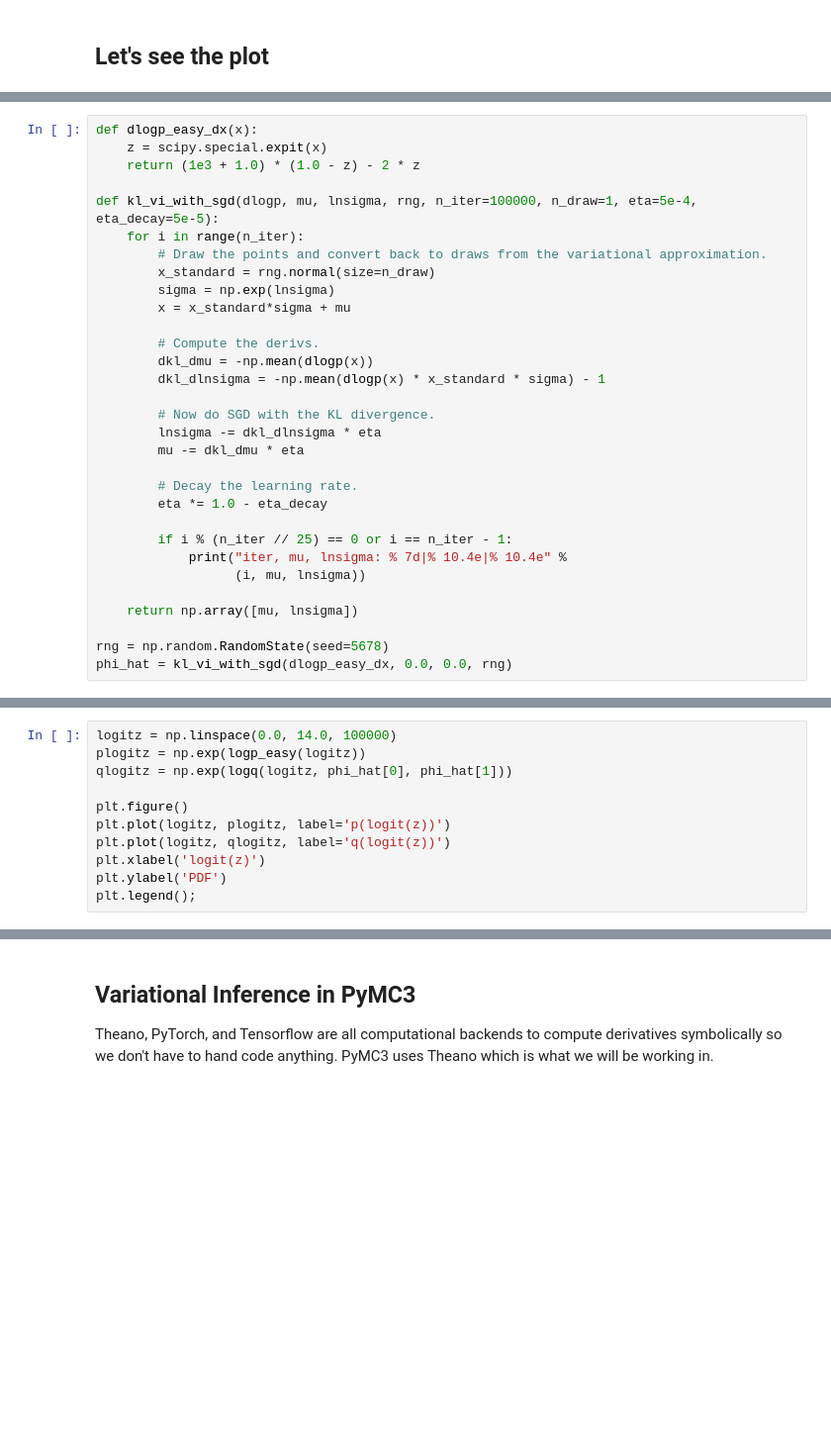
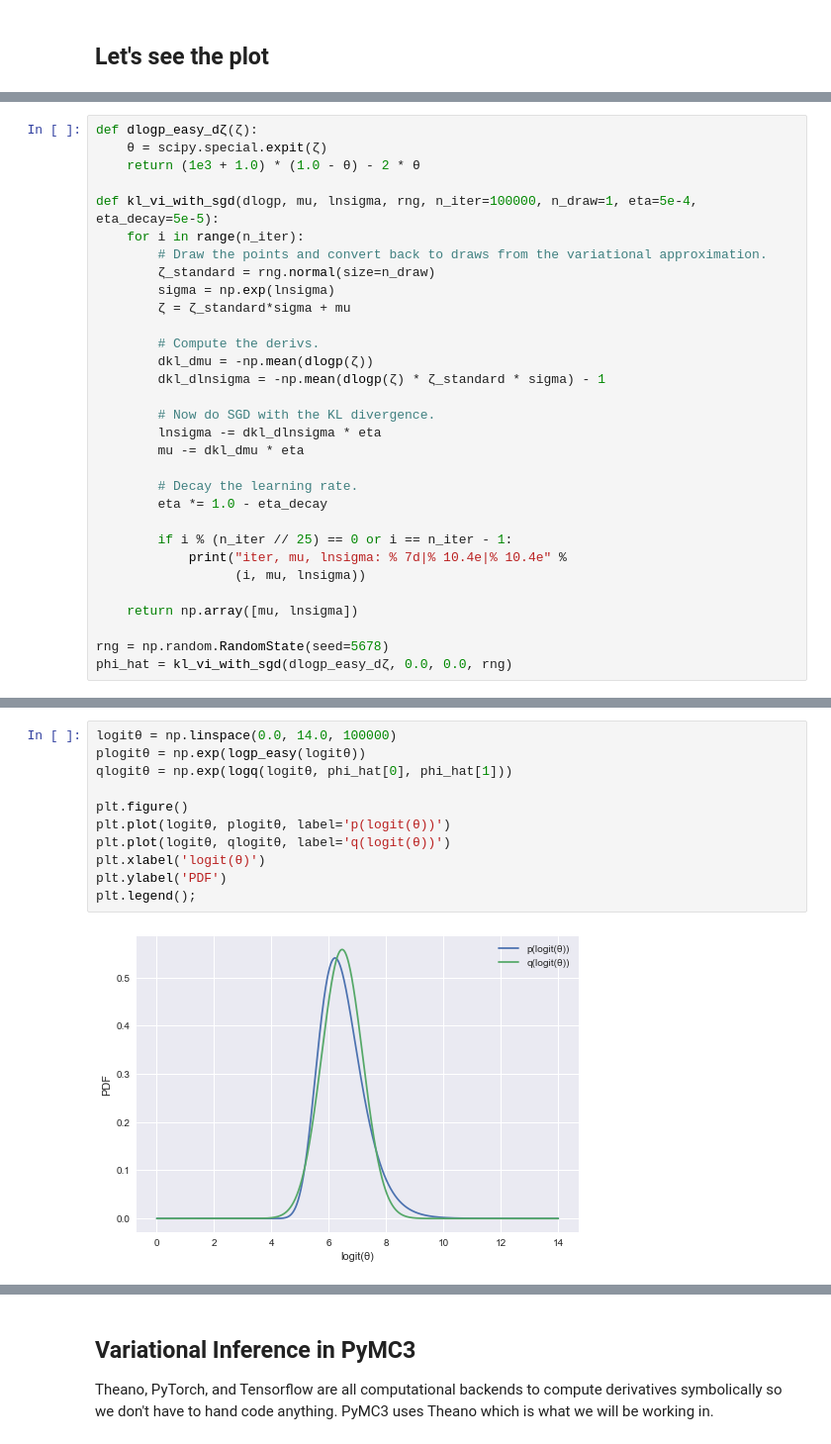
Before and after one commit to schluedj/talks, a Jupyter notebook: class/Introduction to Variational Bayesian Methods.ipynb, the cells around one changed output, grey strips where cells are left out. Shown at 99% size. Cells and saved outputs as stored; diff of their text form; blank space fills up the shorter version.

```diff
--- a/class/Introduction to Variational Bayesian Methods.ipynb
+++ b/class/Introduction to Variational Bayesian Methods.ipynb
@@ -337,18 +441,18 @@ KEEP THIS IN MIND FOR LATER
 # %%
-def dlogp_easy_dx(x):
-    z = scipy.special.expit(x)
-    return (1e3 + 1.0) * (1.0 - z) - 2 * z
+def dlogp_easy_dζ(ζ):
+    θ = scipy.special.expit(ζ)
+    return (1e3 + 1.0) * (1.0 - θ) - 2 * θ
 
 def kl_vi_with_sgd(dlogp, mu, lnsigma, rng, n_iter=100000, n_draw=1, eta=5e-4, eta_decay=5e-5):
     for i in range(n_iter):
         # Draw the points and convert back to draws from the variational approximation.
-        x_standard = rng.normal(size=n_draw)
+        ζ_standard = rng.normal(size=n_draw)
         sigma = np.exp(lnsigma)
-        x = x_standard*sigma + mu
+        ζ = ζ_standard*sigma + mu
 
         # Compute the derivs.
-        dkl_dmu = -np.mean(dlogp(x))
-        dkl_dlnsigma = -np.mean(dlogp(x) * x_standard * sigma) - 1
+        dkl_dmu = -np.mean(dlogp(ζ))
+        dkl_dlnsigma = -np.mean(dlogp(ζ) * ζ_standard * sigma) - 1
 
         # Now do SGD with the KL divergence.
         lnsigma -= dkl_dlnsigma * eta
@@ -364,4 +468,4 @@ def kl_vi_with_sgd(dlogp, mu, lnsigma, rng, n_iter=100000, n_draw=1, eta=5e-4, e
     return np.array([mu, lnsigma])
 
 rng = np.random.RandomState(seed=5678)
-phi_hat = kl_vi_with_sgd(dlogp_easy_dx, 0.0, 0.0, rng)
+phi_hat = kl_vi_with_sgd(dlogp_easy_dζ, 0.0, 0.0, rng)
@@ -368,11 +490,13 @@ phi_hat = kl_vi_with_sgd(dlogp_easy_dx, 0.0, 0.0, rng)
 # %%
-logitz = np.linspace(0.0, 14.0, 100000)
-plogitz = np.exp(logp_easy(logitz))
-qlogitz = np.exp(logq(logitz, phi_hat[0], phi_hat[1]))
+logitθ = np.linspace(0.0, 14.0, 100000)
+plogitθ = np.exp(logp_easy(logitθ))
+qlogitθ = np.exp(logq(logitθ, phi_hat[0], phi_hat[1]))
 
 plt.figure()
-plt.plot(logitz, plogitz, label='p(logit(z))')
-plt.plot(logitz, qlogitz, label='q(logit(z))')
-plt.xlabel('logit(z)')
+plt.plot(logitθ, plogitθ, label='p(logit(θ))')
+plt.plot(logitθ, qlogitθ, label='q(logit(θ))')
+plt.xlabel('logit(θ)')
 plt.ylabel('PDF')
 plt.legend();
+# %% [output]
+[figure, added]
```
Also changed, not shown: parts of 39 cells of this notebook.
